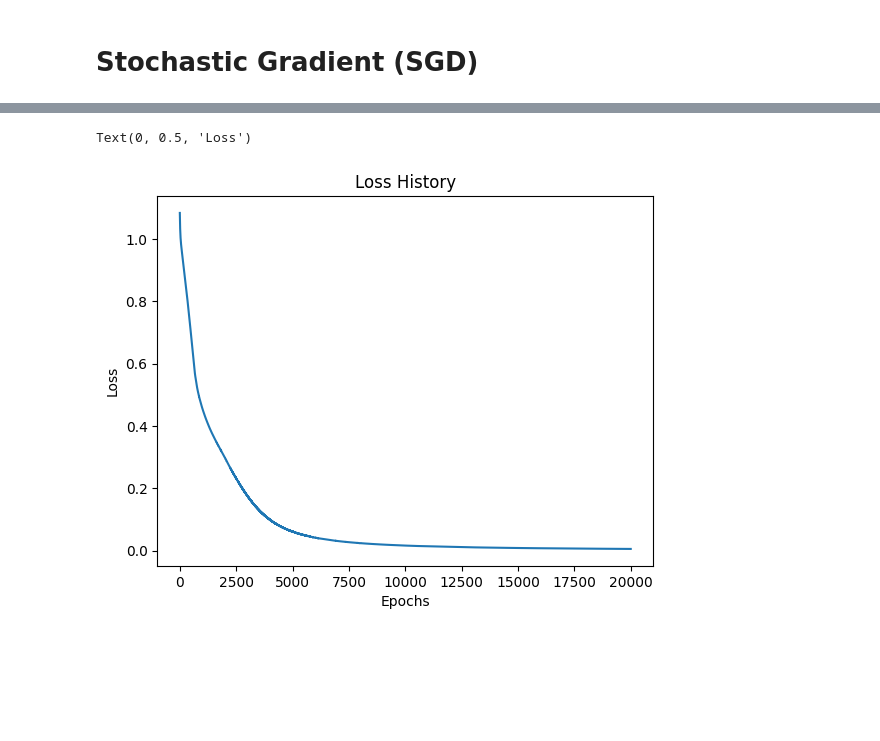
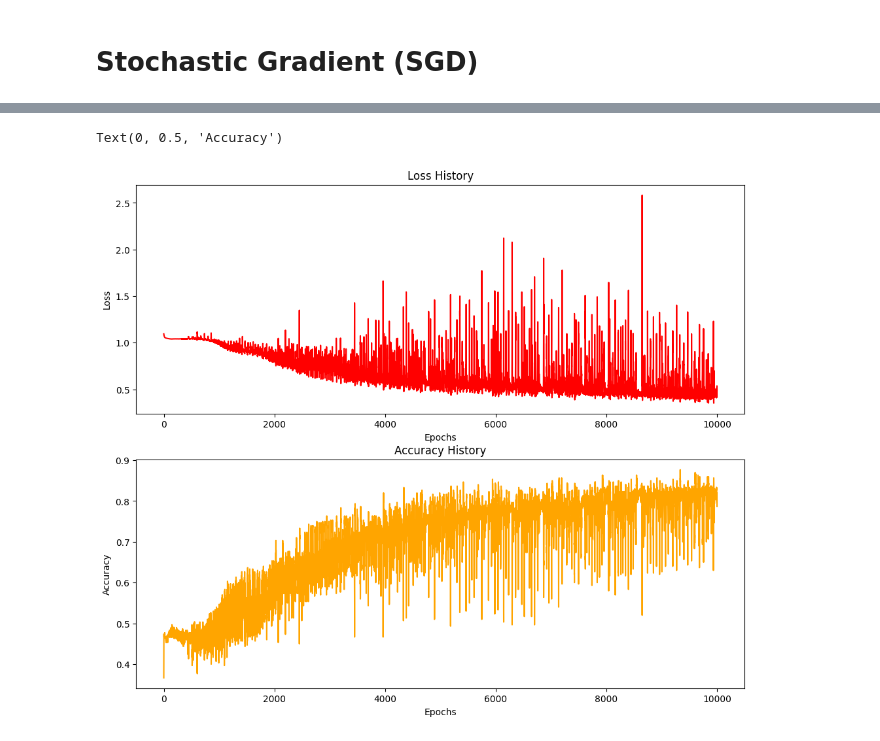
Before and after one commit to paolopedroso/ml-cc, a Jupyter notebook: NN/neural-network-backprop.ipynb, the cells around one changed output, grey strips where cells are left out. Drawn from its saved outputs; the diff is of its cells as text; code cells hidden in the pictures; blank space fills up the shorter version.

```diff
--- a/NN/neural-network-backprop.ipynb
+++ b/NN/neural-network-backprop.ipynb
@@ -618,4 +698,9 @@ dense2 dweights:
 # %%
+from nnfs.datasets import spiral_data
+
+X, y_true = spiral_data(samples=100, classes=3)
+
+
 class Optimizer_SGD:
     def __init__(self, learning_rate=1.0):
         self.learning_rate = learning_rate
@@ -624,17 +709,17 @@ class Optimizer_SGD:
         layer.weights += -self.learning_rate * layer.dweights
         layer.biases += -self.learning_rate * layer.dbiases
 
-learning_rate = 0.01
-epochs = 20_000
+learning_rate = 2.0
+epochs = 10_000
 
 # re-initialize fresh weights
-dense1_layer = Layer_Dense(3, 5)
+dense1_layer = Layer_Dense(2, 64)
 relu_activation = Activation_ReLU()
-output_layer = Layer_Dense(5, 3)
+output_layer = Layer_Dense(64, 3)
 loss_activation = Activation_Softmax_Loss_CategoricalCrossentropy()
 optimizer = Optimizer_SGD(learning_rate=learning_rate) # optimizer
 
-loss_history = []
+loss_history, accuracy_history = [], []
 
 for epoch in range(epochs):
     # forward
@@ -642,6 +727,16 @@ for epoch in range(epochs):
     relu_activation.forward(dense1_layer.output)
     output_layer.forward(relu_activation.output)
     loss = loss_activation.forward(output_layer.output, y_true)
+
+    predictions = np.argmax(loss_activation.output, axis=1)
+
+    # Calculate accuracy from output of activation2 and targets
+    # calculate values along first axis
+    if len(y_true.shape) == 2:
+        y_labels = np.argmax(y_true, axis=1)
+    else:
+        y_labels = y_true
+    accuracy = np.mean(predictions == y_labels)
 
     # backward
     loss_activation.backward(loss_activation.output, y_true)
@@ -655,7 +750,8 @@ for epoch in range(epochs):
     optimizer.update_parameters(output_layer)
 
     if epoch % (epochs // 10) == 0:
-        print(f"epoch {epoch:>4}  loss: {loss:.4f}")
+        print(f"epoch: {epoch:>4} accuracy: {accuracy:>4} loss: {loss:.4f}")
 
     loss_history.append(loss)
+    accuracy_history.append(accuracy)
 # %% [output]
@@ -672,10 +768,17 @@ epoch 18000  loss: 0.0069
 # %%
 import matplotlib.pyplot as plt
 
-plt.title("Loss History")
-plt.plot(loss_history)
-plt.xlabel("Epochs")
-plt.ylabel("Loss")
+fig, axes = plt.subplots(nrows=2, figsize=(12, 10))
+
+axes[0].set_title("Loss History")
+axes[0].plot(loss_history, color="red")
+axes[0].set_xlabel("Epochs")
+axes[0].set_ylabel("Loss")
+
+axes[1].set_title("Accuracy History")
+axes[1].plot(accuracy_history, color="orange")
+axes[1].set_xlabel("Epochs")
+axes[1].set_ylabel("Accuracy")
 # %% [output]
-Text(0, 0.5, 'Loss')
+Text(0, 0.5, 'Accuracy')
-[figure, old version]
+[figure, new version]
```
Also changed, not shown: parts of 5 cells of this notebook.
